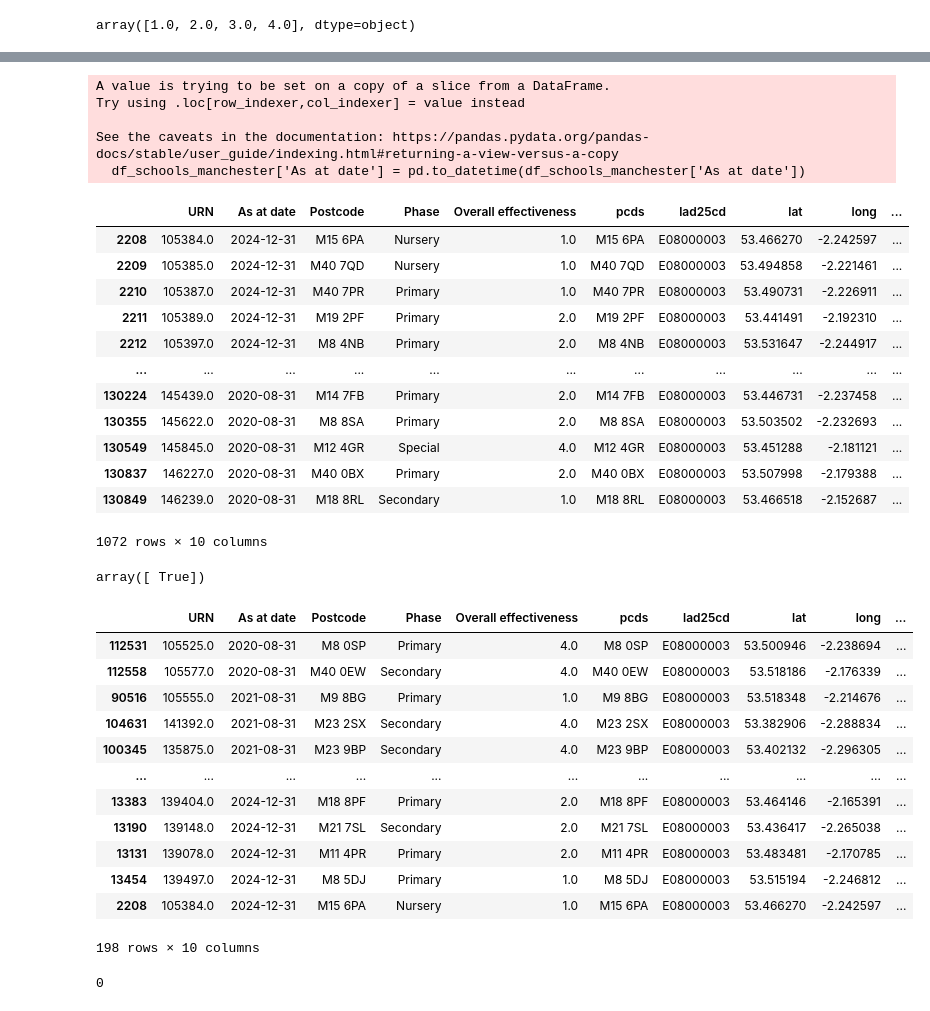
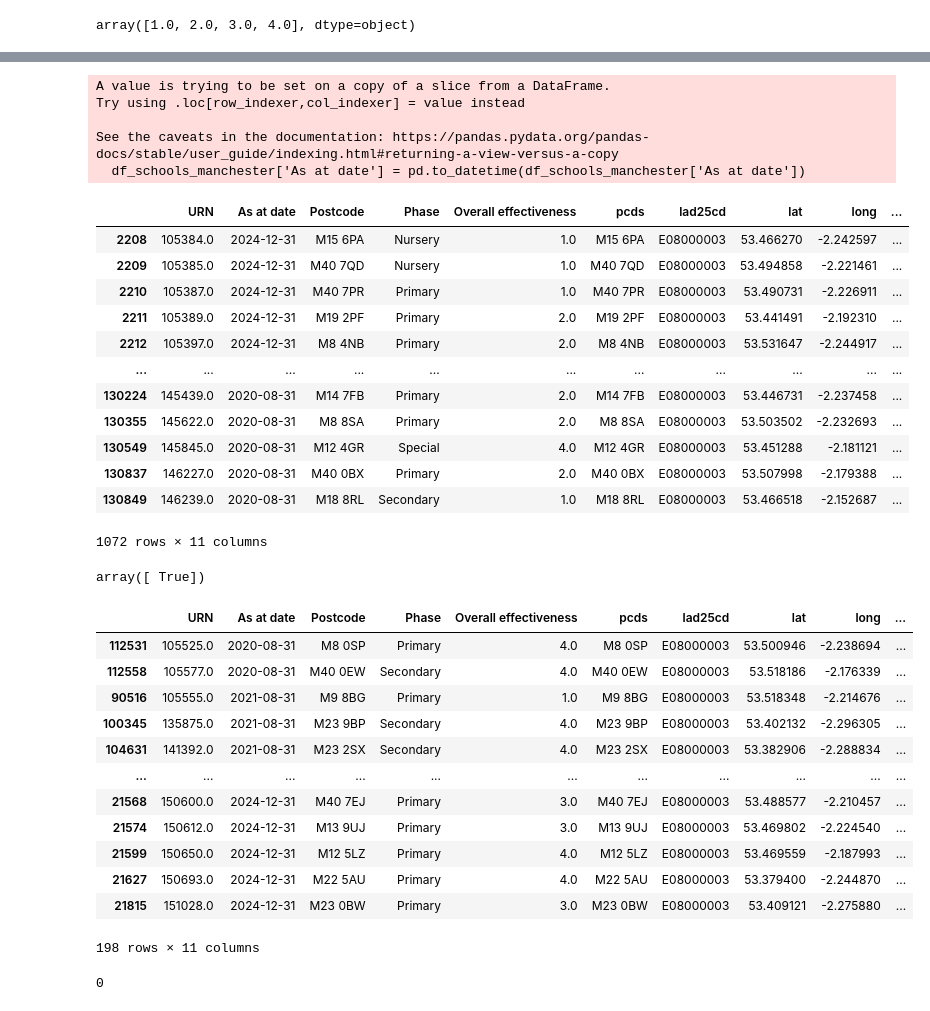
Before and after one commit to jonathanskuy/manchester-property-vs-education, a Jupyter notebook: notebooks/manchester_property_vs_education.ipynb, the cells around one changed output, grey strips where cells are left out. Cells and saved outputs as stored; diff of their text form; code cells hidden in the pictures.

```diff
--- a/notebooks/manchester_property_vs_education.ipynb
+++ b/notebooks/manchester_property_vs_education.ipynb
@@ -326,7 +326,8 @@ onspd_cols = [
     'lad25cd',
     'lat',
     'long',
-    'lsoa21cd'
+    'lsoa21cd',
+    'msoa21cd'
 ]
 
 imd_cols = [
@@ -623,7 +626,7 @@ See the caveats in the documentation: https://pandas.pydata.org/pandas-docs/stab
 | 130549 | 145845.0 | 2020-08-31 | M12 4GR | Special | 4.0 | M12 4GR | E08000003 | 53.451288 | -2.181121 | ... |
 | 130837 | 146227.0 | 2020-08-31 | M40 0BX | Primary | 2.0 | M40 0BX | E08000003 | 53.507998 | -2.179388 | ... |
 | 130849 | 146239.0 | 2020-08-31 | M18 8RL | Secondary | 1.0 | M18 8RL | E08000003 | 53.466518 | -2.152687 | ... |
-1072 rows × 10 columns
+1072 rows × 11 columns
 # %%
 # Verifying the temporal alignment of df_transactions_manchester
 
@@ -633,21 +636,21 @@ array([ True])
 # %%
 # Ensuring that each school has its latest inspection
 
-df_schools_manchester = df_schools_manchester.sort_values('As at date').groupby('URN', as_index=False).tail(1)
+df_schools_manchester = df_schools_manchester.sort_values(['As at date', 'URN']).groupby('URN', as_index=False).tail(1)
 
 df_schools_manchester
 # %% [output]
 |  | URN | As at date | Postcode | Phase | Overall effectiveness | pcds | lad25cd | lat | long | ... |
 | 112531 | 105525.0 | 2020-08-31 | M8 0SP | Primary | 4.0 | M8 0SP | E08000003 | 53.500946 | -2.238694 | ... |
 | 112558 | 105577.0 | 2020-08-31 | M40 0EW | Secondary | 4.0 | M40 0EW | E08000003 | 53.518186 | -2.176339 | ... |
 | 90516 | 105555.0 | 2021-08-31 | M9 8BG | Primary | 1.0 | M9 8BG | E08000003 | 53.518348 | -2.214676 | ... |
+| 100345 | 135875.0 | 2021-08-31 | M23 9BP | Secondary | 4.0 | M23 9BP | E08000003 | 53.402132 | -2.296305 | ... |
 | 104631 | 141392.0 | 2021-08-31 | M23 2SX | Secondary | 4.0 | M23 2SX | E08000003 | 53.382906 | -2.288834 | ... |
-| 100345 | 135875.0 | 2021-08-31 | M23 9BP | Secondary | 4.0 | M23 9BP | E08000003 | 53.402132 | -2.296305 | ... |
 | ... | ... | ... | ... | ... | ... | ... | ... | ... | ... | ... |
-| 13383 | 139404.0 | 2024-12-31 | M18 8PF | Primary | 2.0 | M18 8PF | E08000003 | 53.464146 | -2.165391 | ... |
-| 13190 | 139148.0 | 2024-12-31 | M21 7SL | Secondary | 2.0 | M21 7SL | E08000003 | 53.436417 | -2.265038 | ... |
-| 13131 | 139078.0 | 2024-12-31 | M11 4PR | Primary | 2.0 | M11 4PR | E08000003 | 53.483481 | -2.170785 | ... |
-| 13454 | 139497.0 | 2024-12-31 | M8 5DJ | Primary | 1.0 | M8 5DJ | E08000003 | 53.515194 | -2.246812 | ... |
-| 2208 | 105384.0 | 2024-12-31 | M15 6PA | Nursery | 1.0 | M15 6PA | E08000003 | 53.466270 | -2.242597 | ... |
+| 21568 | 150600.0 | 2024-12-31 | M40 7EJ | Primary | 3.0 | M40 7EJ | E08000003 | 53.488577 | -2.210457 | ... |
+| 21574 | 150612.0 | 2024-12-31 | M13 9UJ | Primary | 3.0 | M13 9UJ | E08000003 | 53.469802 | -2.224540 | ... |
+| 21599 | 150650.0 | 2024-12-31 | M12 5LZ | Primary | 4.0 | M12 5LZ | E08000003 | 53.469559 | -2.187993 | ... |
+| 21627 | 150693.0 | 2024-12-31 | M22 5AU | Primary | 4.0 | M22 5AU | E08000003 | 53.379400 | -2.244870 | ... |
+| 21815 | 151028.0 | 2024-12-31 | M23 0BW | Primary | 3.0 | M23 0BW | E08000003 | 53.409121 | -2.275880 | ... |
-198 rows × 10 columns
+198 rows × 11 columns
 # %%
```
Also changed, not shown: parts of 31 cells of this notebook, 1 other file.
